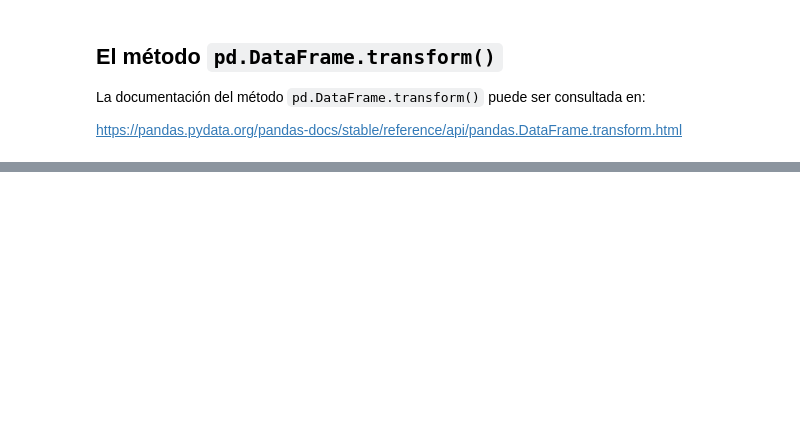
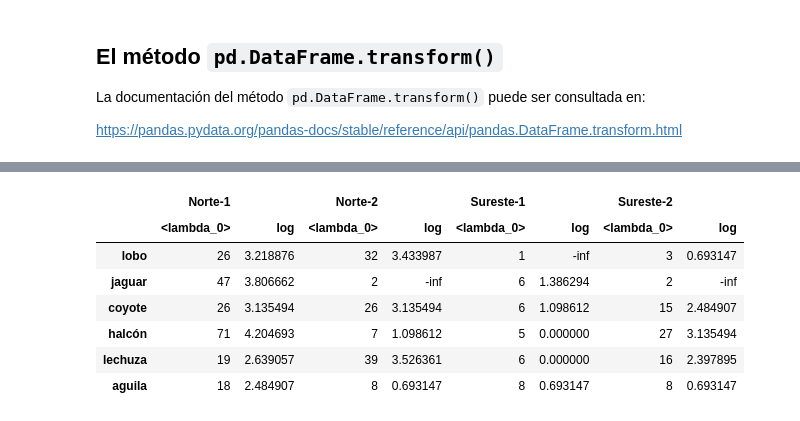
Before and after one commit to PythonistaMX/py311, a Jupyter notebook: 08_metodos_apply_y_transform.ipynb, the cells around one changed output, grey strips where cells are left out. Drawn from its saved outputs; the diff is of its cells as text; code cells hidden in the pictures; blank space fills up the shorter version.

```diff
--- a/08_metodos_apply_y_transform.ipynb
+++ b/08_metodos_apply_y_transform.ipynb
@@ -77,2 +194,11 @@ poblacion
 # %%
-poblacion.transform([lambda x: [x + 1, 2, 3, 4, 5, 6], np.log])
+poblacion.transform([lambda x: x + [1, 2, 3, 4, 5, 6], np.log])
+# %% [output]
+|  | Norte-1 |  | Norte-2 |  | Sureste-1 |  | Sureste-2 |  |
+|  | <lambda_0> | log | <lambda_0> | log | <lambda_0> | log | <lambda_0> | log |
+| lobo | 26 | 3.218876 | 32 | 3.433987 | 1 | -inf | 3 | 0.693147 |
+| jaguar | 47 | 3.806662 | 2 | -inf | 6 | 1.386294 | 2 | -inf |
+| coyote | 26 | 3.135494 | 26 | 3.135494 | 6 | 1.098612 | 15 | 2.484907 |
+| halcón | 71 | 4.204693 | 7 | 1.098612 | 5 | 0.000000 | 27 | 3.135494 |
+| lechuza | 19 | 2.639057 | 39 | 3.526361 | 6 | 0.000000 | 16 | 2.397895 |
+| aguila | 18 | 2.484907 | 8 | 0.693147 | 8 | 0.693147 | 8 | 0.693147 |
```
Also changed, not shown: parts of 20 cells of this notebook, 3 other files.
